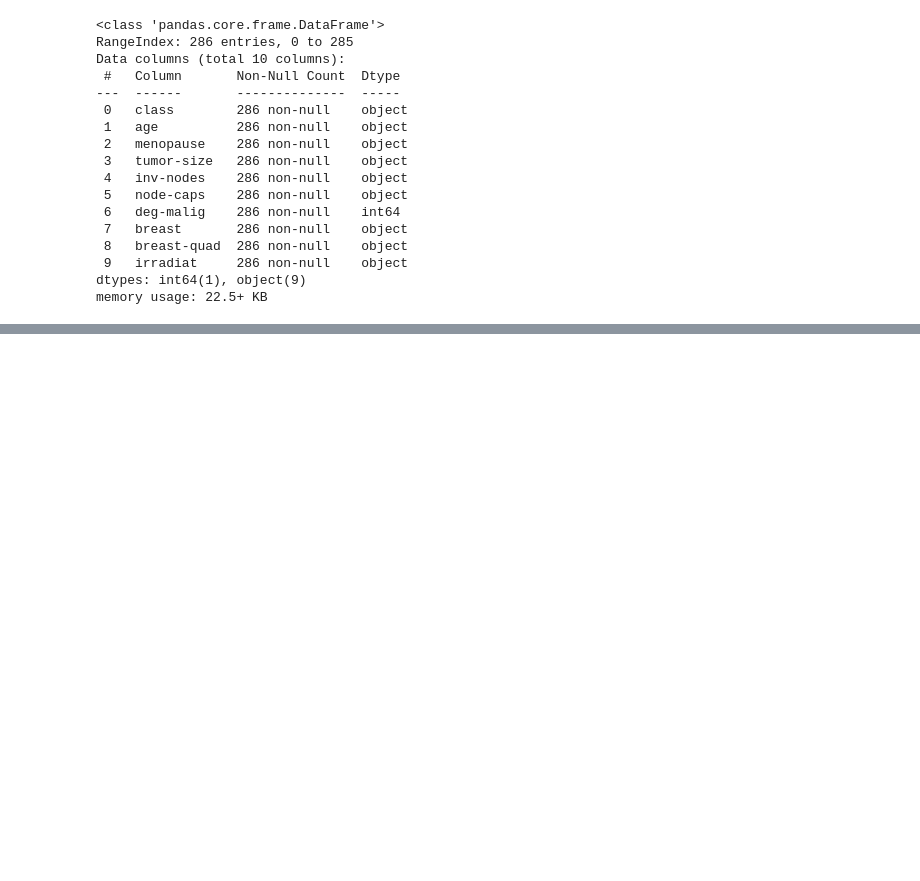
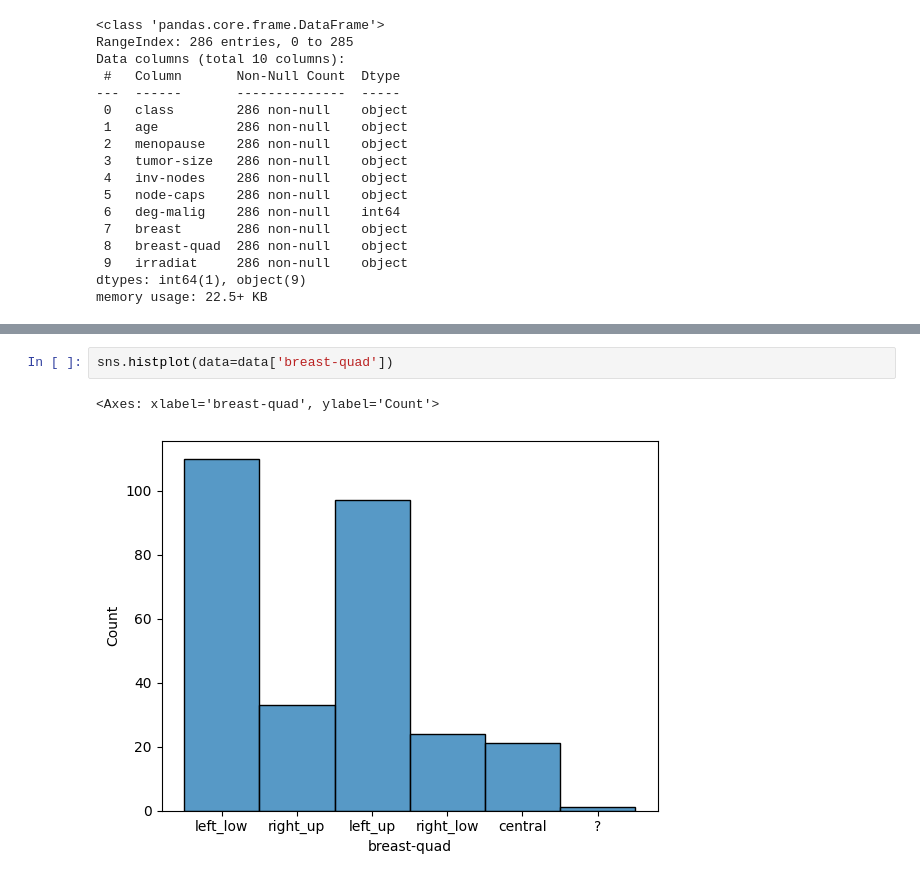
Before and after one commit to brauliolpx/coe379l-projects, a Jupyter notebook: Project_2/Project_2.ipynb, the cells around one changed output, grey strips where cells are left out. Saved outputs shown, nothing was run; the diff lists cells and outputs as text; blank space fills up the shorter version.

```diff
--- a/Project_2/Project_2.ipynb
+++ b/Project_2/Project_2.ipynb
@@ -82,0 +111,5 @@ memory usage: 22.5+ KB
+# %%
+sns.histplot(data=data['breast-quad'])
+# %% [output]
+<Axes: xlabel='breast-quad', ylabel='Count'>
+[figure, added]
```
Also changed, not shown: parts of 4 cells of this notebook.
